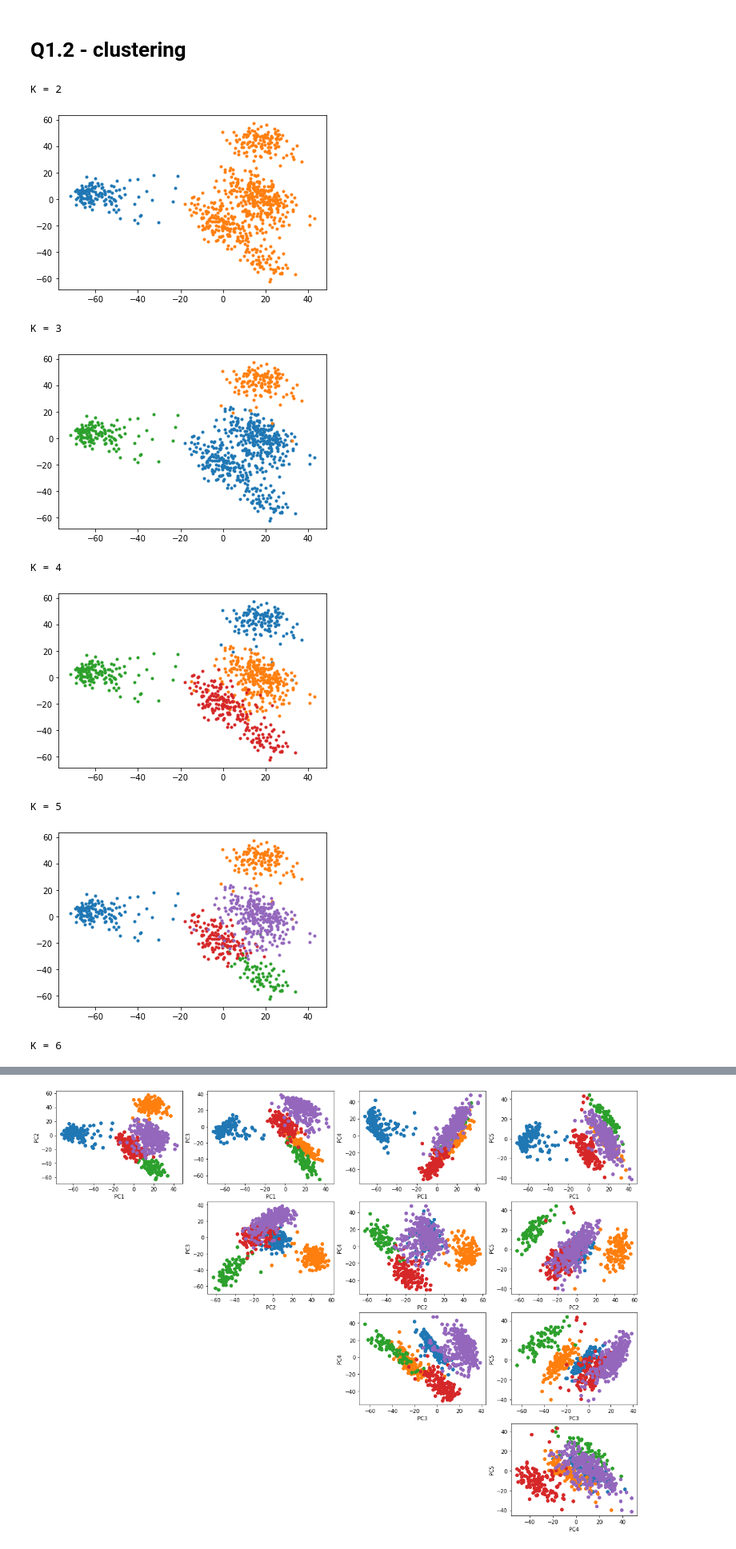
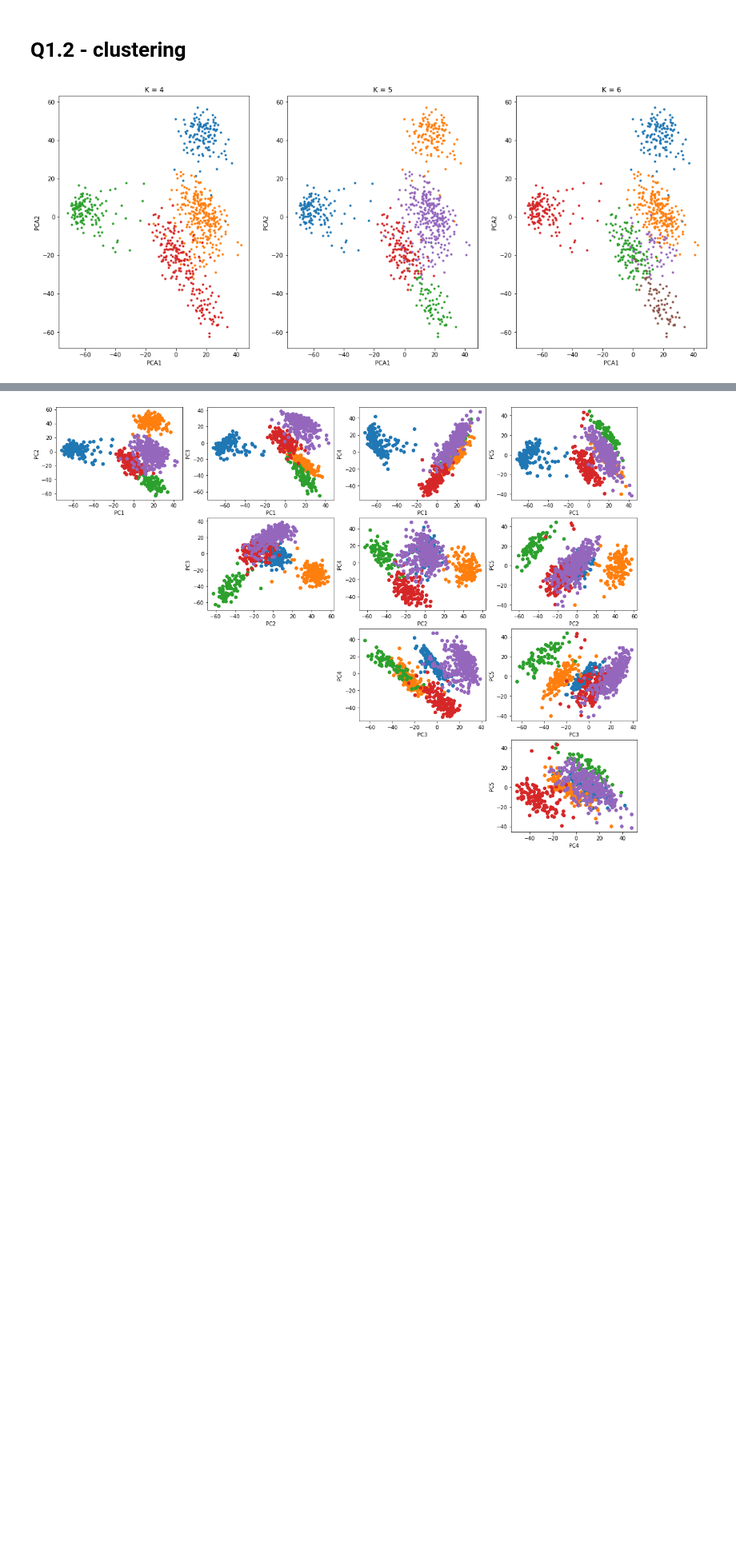
Before and after one commit to dtonderski/statistical_learning_for_big_data, a Jupyter notebook: Homework 2/P2_fred.ipynb, the cells around one changed output, grey strips where cells are left out. Shown at 80% size. Cells and saved outputs as stored; diff of their text form; code cells hidden in the pictures; blank space fills up the shorter version.

```diff
--- a/Homework 2/P2_fred.ipynb
+++ b/Homework 2/P2_fred.ipynb
@@ -152,11 +152,16 @@ plt.ylabel('PC1000')
 Text(0, 0.5, 'PC1000')
 [figure]
 # %%
+plt.rcParams["figure.figsize"]=20,8
 plt.plot(w[0:1000],'-o')
+plt.xlabel('index')
+plt.ylabel('eigenvalue')
 plt.show()
 
 
 plt.plot(np.linspace(100,1000,900),w[100:1000],'-o')
+plt.xlabel('index')
+plt.ylabel('eigenvalue')
 plt.show()
 
 print(w[799])
@@ -230,45 +226,41 @@ def plot_PC(data, labels, K, pc1 = 0, pc2 = 1):
 # %%
 from sklearn.cluster import KMeans
 from scipy.spatial.distance import cdist
 from sklearn.metrics import calinski_harabasz_score
 from sklearn.metrics import davies_bouldin_score
 from sklearn.metrics import silhouette_score
 
 K_max = 10
 n_tries = 10
 K_array = list(range(2, K_max))
-S_arr = np.zeros(len(K_array))
 S_new_arr = np.zeros(len(K_array))
 calinski_arr = np.zeros(len(K_array))
 davies_arr = np.zeros(len(K_array))
 dist = cdist(PC, PC)
 
 for i,K in enumerate(K_array):
-    S_try = []
     S_new_try = []
     calinski_try = []
     davies_try = []
     for j in range(n_tries):
         kmeans = KMeans(n_clusters=K, random_state=0).fit(PC)
         labels = kmeans.labels_
-        S_try.append(calculate_S(PC, labels, dist))
         calinski_try.append(calinski_harabasz_score(PC, labels))
         davies_try.append(davies_bouldin_score(PC, labels))
         S_new_try.append(silhouette_score(PC, labels))
 
-    S_arr[i] = np.mean(S_try)
     calinski_arr[i] = np.mean(calinski_try)
     davies_arr[i] = np.mean(davies_try)
     S_new_arr[i] = np.mean(S_new_try)
-    print("K = %s" % K)
-    plot_PC(PC, labels, K)
+
+    if(K in [4,5,6]):
+        plt.subplot(1,3,K-3)
+        plot_PC(PC, labels, K)
+        plt.xlabel('PCA1')
+        plt.ylabel('PCA2')
+        plt.title(f'K = {K}')
+
+
+plt.show()
 # %% [output]
-K = 2
-[figure, old version]
+[figure, new version]
-K = 3
-[figure, removed]
-K = 4
-[figure, removed]
-K = 5
-[figure, removed]
-K = 6
```
Also changed, not shown: parts of 15 cells of this notebook, 5 other files.
